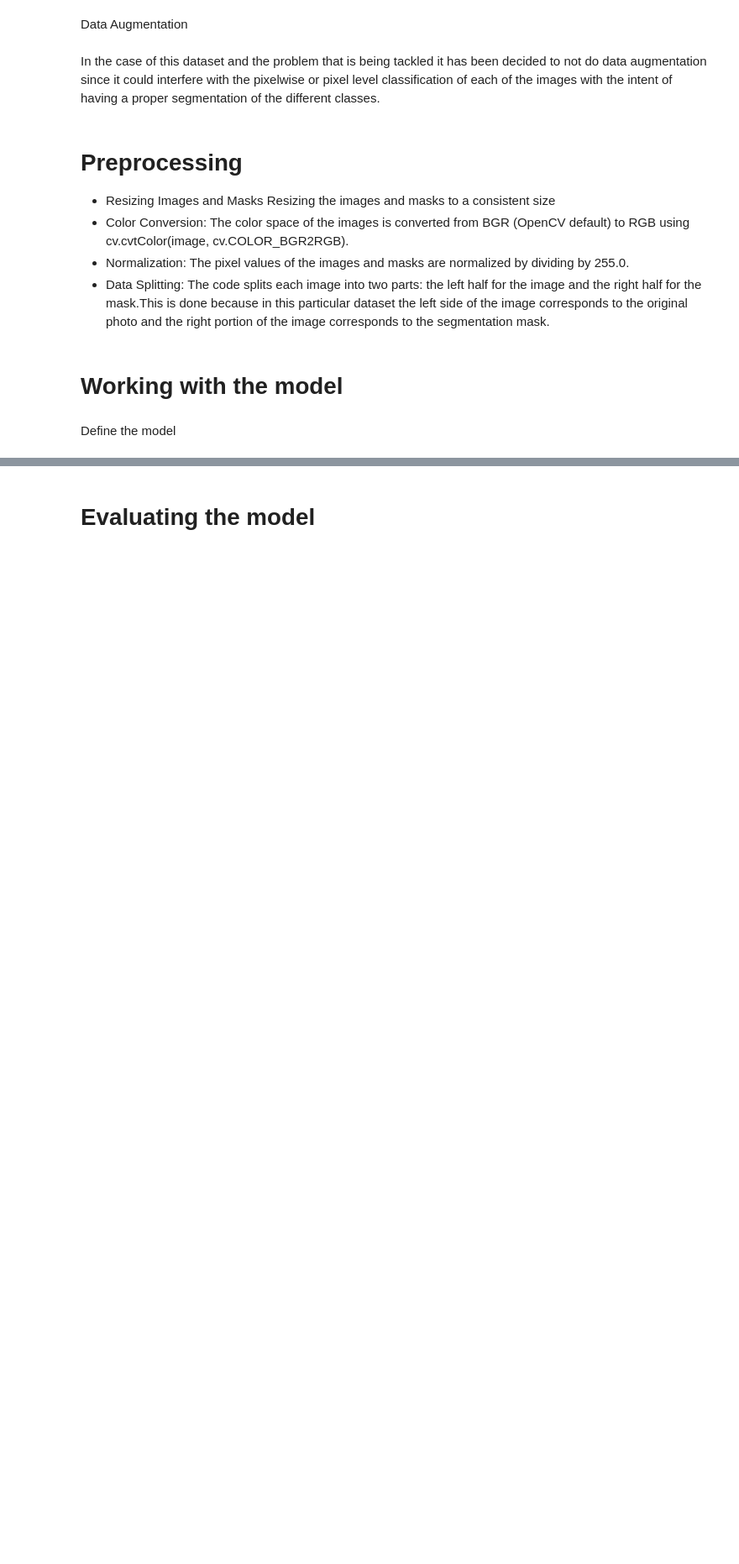
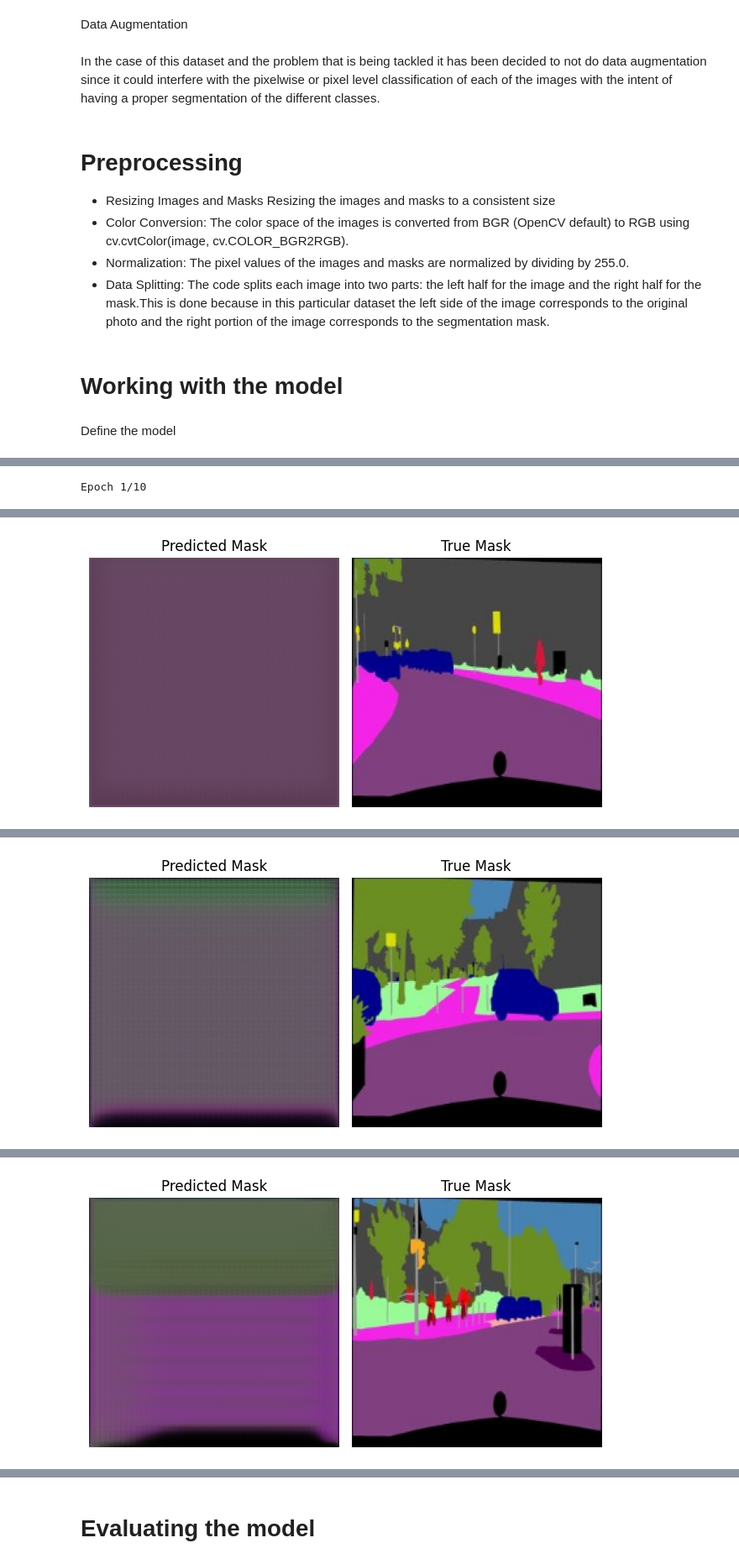
Before and after one commit to Jaime-prog/SpaceCitySplits, a Jupyter notebook: Image_Segmentation_City.ipynb, the cells around one changed output, grey strips where cells are left out. Shown at 84% size. Saved outputs shown, nothing was run; the diff lists cells and outputs as text; code cells hidden in the pictures; blank space fills up the shorter version.

Commit message:
Added evaluation metrics and configured initial base unet autoencoder

```diff
--- a/Image_Segmentation_City.ipynb
+++ b/Image_Segmentation_City.ipynb
@@ -335,0 +247,9 @@ Epoch 6/40
+# %%
+# Compile the model
+model = UnetAutoencoder()
+model.compile(optimizer='adam', loss='binary_crossentropy', metrics=['accuracy'])
+
+# Train the model with the ShowProgress callback
+history = model.fit(X_train, y_train, epochs=10, validation_data=(X_valid, y_valid), callbacks=[ShowProgress()])
+# %% [output]
+Epoch 1/10
@@ -335,0 +258 @@ Epoch 6/40
+[figure, added]
@@ -335,0 +262 @@ Epoch 6/40
+[figure, added]
@@ -335,0 +266 @@ Epoch 6/40
+[figure, added]
```
Also changed, not shown: parts of 17 cells of this notebook.
